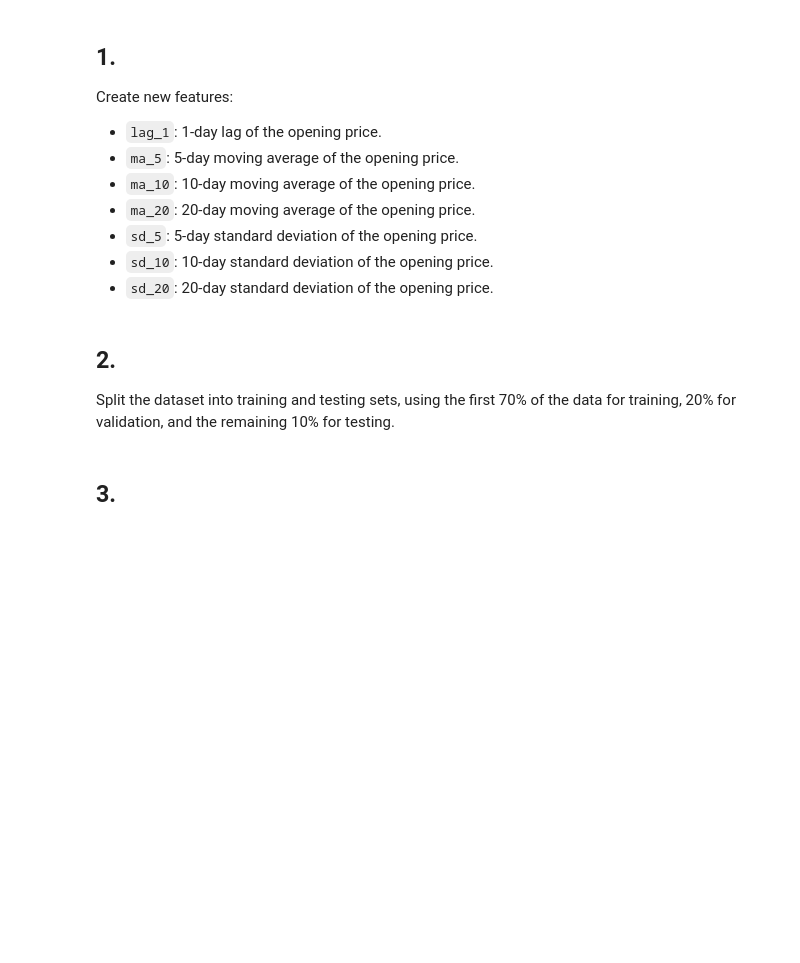
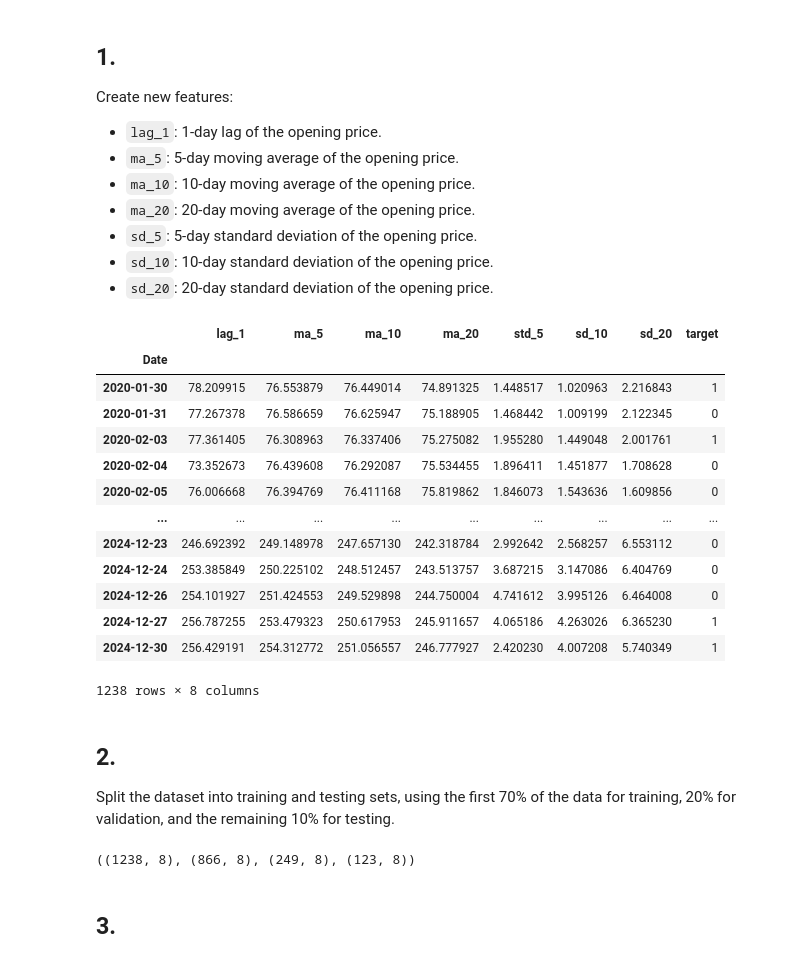
Before and after one commit to fonsecamig/mpaaaf_course, a Jupyter notebook: notebooks/exerc_decision_trees_02.ipynb, the cells around one changed output. Drawn from its saved outputs; the diff is of its cells as text; code cells hidden in the pictures; blank space fills up the shorter version.

```diff
--- a/notebooks/exerc_decision_trees_02.ipynb
+++ b/notebooks/exerc_decision_trees_02.ipynb
@@ -33,9 +36,47 @@ Create new features:
 - `sd_5`: 5-day standard deviation of the opening price.
 - `sd_10`: 10-day standard deviation of the opening price.
 - `sd_20`: 20-day standard deviation of the opening price.
+# %%
+df_model = pd.DataFrame(
+    {
+        "lag_1": df['Open'].shift(1).values[:, 0],
+        "ma_5": df['Open'].rolling(window=5).mean().values[:, 0],
+        "ma_10": df['Open'].rolling(window=10).mean().values[:, 0],
+        "ma_20": df['Open'].rolling(window=20).mean().values[:, 0],
+        "std_5": df['Open'].rolling(window=5).std().values[:, 0],
+        "sd_10": df['Open'].rolling(window=10).std().values[:, 0],
+        "sd_20": df['Open'].rolling(window=20).std().values[:, 0],
+    },
+    index=df.index
+)
+df_model["target"] = df_model["lag_1"] - df["Open"].values[:, 0]
+df_model["target"] = df_model["target"].apply(lambda x: 1 if x > 0 else 0)
+df_model.dropna(inplace=True)
+df_model
+# %% [output]
+|  | lag_1 | ma_5 | ma_10 | ma_20 | std_5 | sd_10 | sd_20 | target |
+| Date |  |  |  |  |  |  |  |  |
+| 2020-01-30 | 78.209915 | 76.553879 | 76.449014 | 74.891325 | 1.448517 | 1.020963 | 2.216843 | 1 |
+| 2020-01-31 | 77.267378 | 76.586659 | 76.625947 | 75.188905 | 1.468442 | 1.009199 | 2.122345 | 0 |
+| 2020-02-03 | 77.361405 | 76.308963 | 76.337406 | 75.275082 | 1.955280 | 1.449048 | 2.001761 | 1 |
+| 2020-02-04 | 73.352673 | 76.439608 | 76.292087 | 75.534455 | 1.896411 | 1.451877 | 1.708628 | 0 |
+| 2020-02-05 | 76.006668 | 76.394769 | 76.411168 | 75.819862 | 1.846073 | 1.543636 | 1.609856 | 0 |
+| ... | ... | ... | ... | ... | ... | ... | ... | ... |
+| 2024-12-23 | 246.692392 | 249.148978 | 247.657130 | 242.318784 | 2.992642 | 2.568257 | 6.553112 | 0 |
+| 2024-12-24 | 253.385849 | 250.225102 | 248.512457 | 243.513757 | 3.687215 | 3.147086 | 6.404769 | 0 |
+| 2024-12-26 | 254.101927 | 251.424553 | 249.529898 | 244.750004 | 4.741612 | 3.995126 | 6.464008 | 0 |
+| 2024-12-27 | 256.787255 | 253.479323 | 250.617953 | 245.911657 | 4.065186 | 4.263026 | 6.365230 | 1 |
+| 2024-12-30 | 256.429191 | 254.312772 | 251.056557 | 246.777927 | 2.420230 | 4.007208 | 5.740349 | 1 |
+1238 rows × 8 columns
 # %% [markdown]
 ## 2.
 Split the dataset into training and testing sets, using the first 70% of the data for training, 20% for validation, and the remaining 10% for testing.
+# %%
+df_train, df_test = train_test_split(df_model, test_size=0.3, shuffle=False)
+df_val, df_test = train_test_split(df_test, test_size=0.33, shuffle=False)
+df_model.shape, df_train.shape, df_val.shape, df_test.shape
+# %% [output]
+((1238, 8), (866, 8), (249, 8), (123, 8))
 # %% [markdown]
 ## 3.
 # %% [markdown]
```
Also changed, not shown: parts of 11 cells of this notebook, 2 other files.
